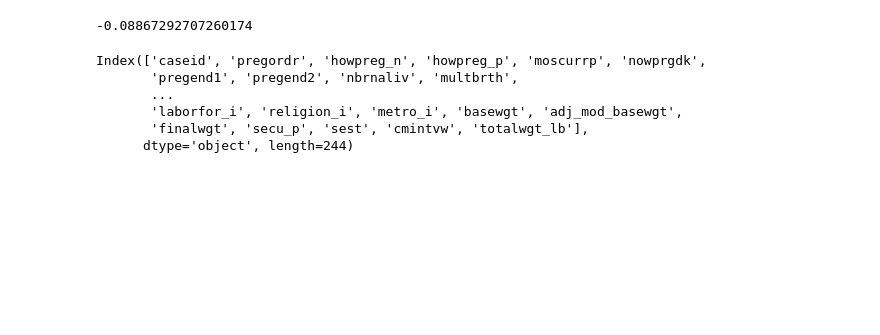
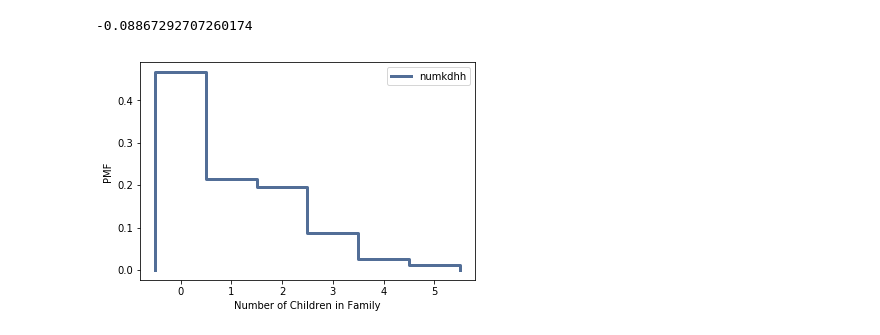
Before and after one commit to tkiral/dsp, a Jupyter notebook: lessons/statistics/exercises.ipynb, the cells around one changed output. Drawn from its saved outputs; the diff is of its cells as text; code cells hidden in the pictures; blank space fills up the shorter version.

Commit message:
finished required thinkstats exercises

```diff
--- a/lessons/statistics/exercises.ipynb
+++ b/lessons/statistics/exercises.ipynb
@@ -34,9 +25,9 @@ import probability
-# %%
-preg.columns
-# %% [output]
-Index(['caseid', 'pregordr', 'howpreg_n', 'howpreg_p', 'moscurrp', 'nowprgdk',
-       'pregend1', 'pregend2', 'nbrnaliv', 'multbrth',
-       ...
-       'laborfor_i', 'religion_i', 'metro_i', 'basewgt', 'adj_mod_basewgt',
-       'finalwgt', 'secu_p', 'sest', 'cmintvw', 'totalwgt_lb'],
-      dtype='object', length=244)
+# %%
+resp = nsfg.ReadFemResp()
+# %%
+#unbiased
+pmf = thinkstats2.Pmf(resp.numkdhh, label='numkdhh')
+thinkplot.Pmf(pmf)
+thinkplot.Config(xlabel='Number of Children in Family', ylabel='PMF')
+# %% [output]
+[figure, added]
```
Also changed, not shown: parts of 15 cells of this notebook, 5 other files.
